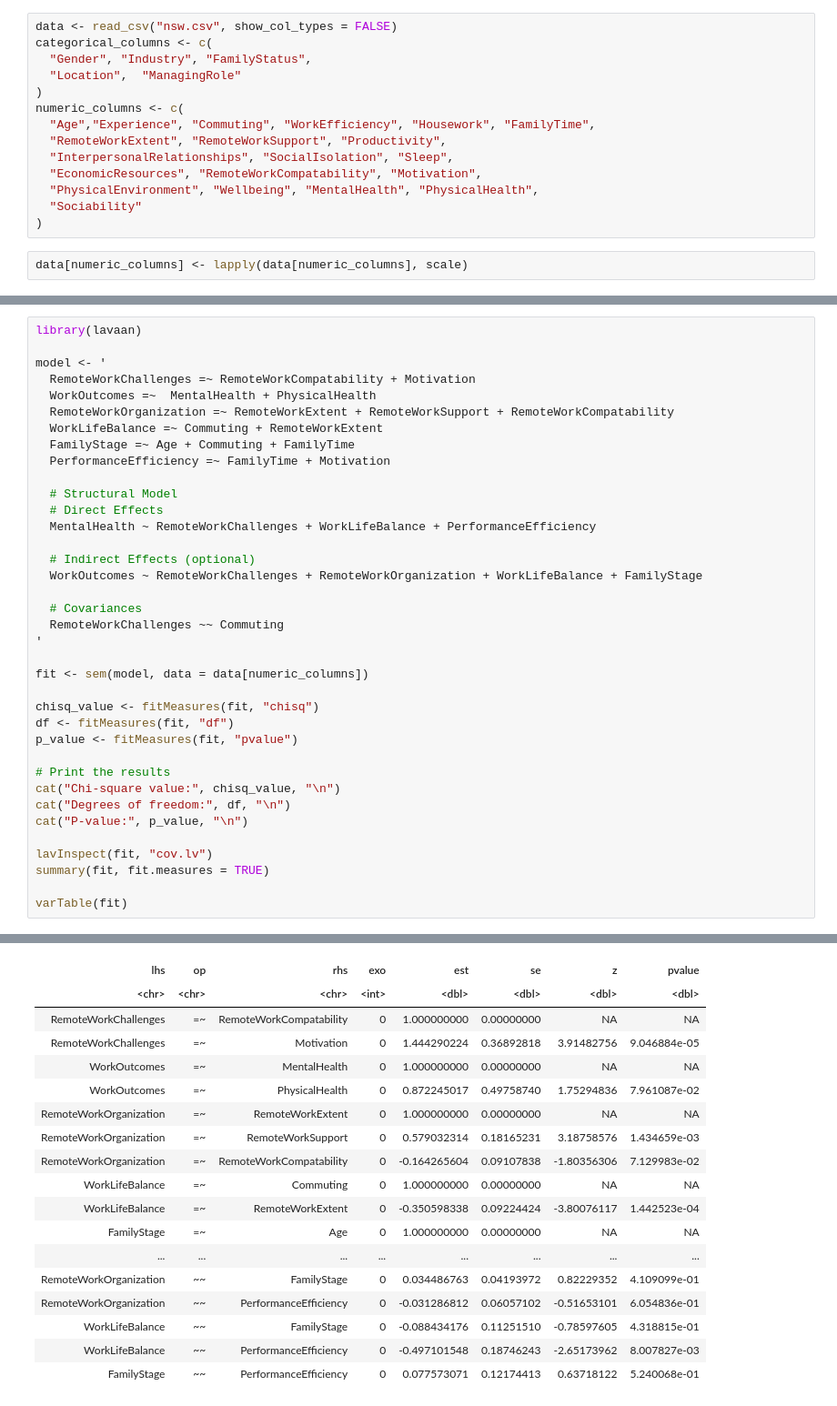
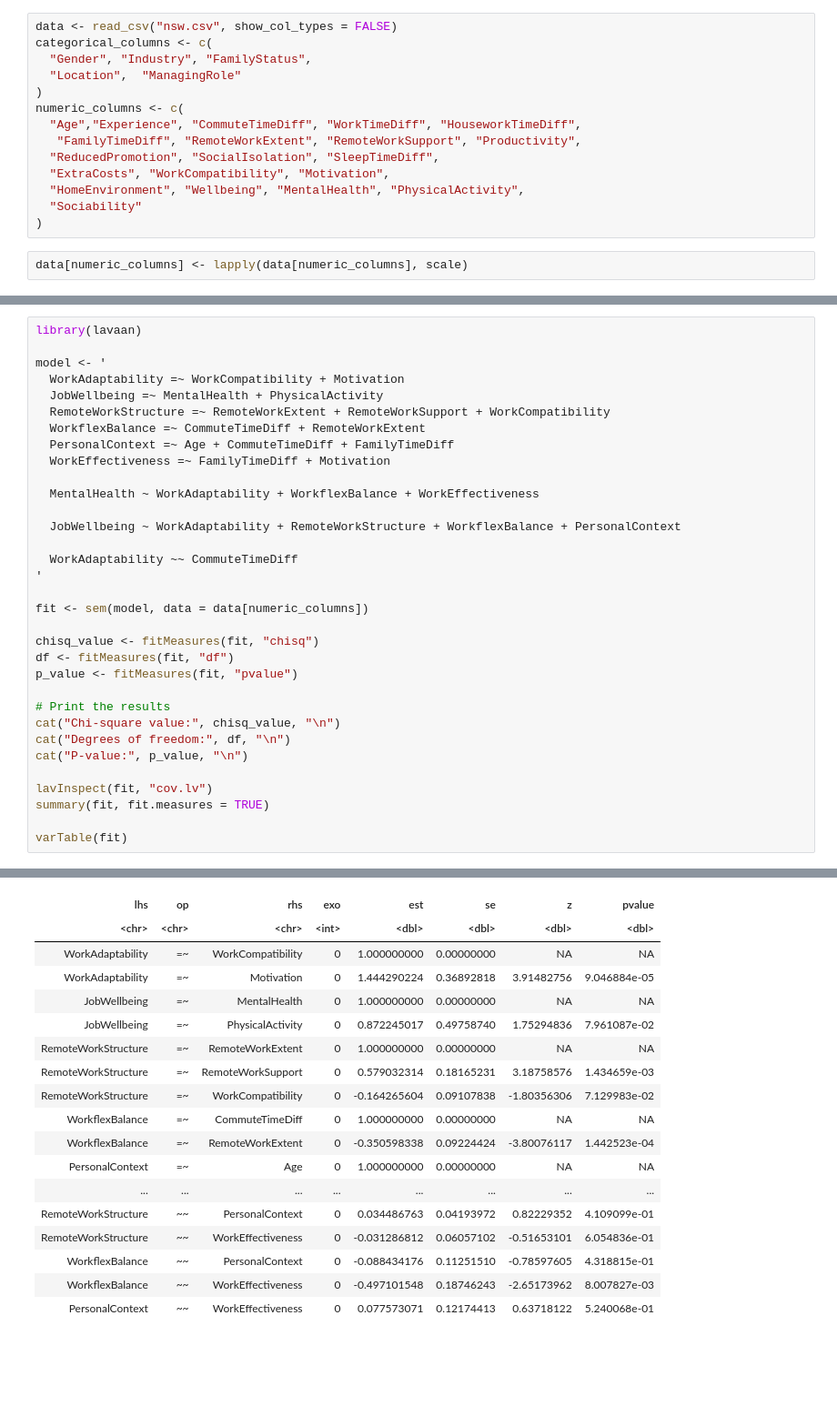
Before and after one commit to robertmackevic/dm-project, a Jupyter notebook: sem.ipynb, the cells around one changed output, grey strips where cells are left out. Shown: that part at 91% size. Cells and saved outputs as stored; diff of their text form; blank space fills up the shorter version.

```diff
--- a/sem.ipynb
+++ b/sem.ipynb
@@ -19,11 +19,11 @@ categorical_columns <- c(
   "Location",  "ManagingRole"
 )
 numeric_columns <- c(
-  "Age","Experience", "Commuting", "WorkEfficiency", "Housework", "FamilyTime",
-  "RemoteWorkExtent", "RemoteWorkSupport", "Productivity",
-  "InterpersonalRelationships", "SocialIsolation", "Sleep",
-  "EconomicResources", "RemoteWorkCompatability", "Motivation",
-  "PhysicalEnvironment", "Wellbeing", "MentalHealth", "PhysicalHealth",
+  "Age","Experience", "CommuteTimeDiff", "WorkTimeDiff", "HouseworkTimeDiff",
+   "FamilyTimeDiff", "RemoteWorkExtent", "RemoteWorkSupport", "Productivity",
+  "ReducedPromotion", "SocialIsolation", "SleepTimeDiff",
+  "ExtraCosts", "WorkCompatibility", "Motivation",
+  "HomeEnvironment", "Wellbeing", "MentalHealth", "PhysicalActivity",
   "Sociability"
 )
 # %%
@@ -70,22 +70,18 @@ Cumulative Var 0.174 0.269 0.342 0.415 0.483 0.545 0.605 0.664 0.722
 library(lavaan)
 
 model <- '
-  RemoteWorkChallenges =~ RemoteWorkCompatability + Motivation
-  WorkOutcomes =~  MentalHealth + PhysicalHealth
-  RemoteWorkOrganization =~ RemoteWorkExtent + RemoteWorkSupport + RemoteWorkCompatability
-  WorkLifeBalance =~ Commuting + RemoteWorkExtent
-  FamilyStage =~ Age + Commuting + FamilyTime
-  PerformanceEfficiency =~ FamilyTime + Motivation
+  WorkAdaptability =~ WorkCompatibility + Motivation
+  JobWellbeing =~ MentalHealth + PhysicalActivity
+  RemoteWorkStructure =~ RemoteWorkExtent + RemoteWorkSupport + WorkCompatibility
+  WorkflexBalance =~ CommuteTimeDiff + RemoteWorkExtent
+  PersonalContext =~ Age + CommuteTimeDiff + FamilyTimeDiff
+  WorkEffectiveness =~ FamilyTimeDiff + Motivation
 
-  # Structural Model
-  # Direct Effects
-  MentalHealth ~ RemoteWorkChallenges + WorkLifeBalance + PerformanceEfficiency
+  MentalHealth ~ WorkAdaptability + WorkflexBalance + WorkEffectiveness
 
-  # Indirect Effects (optional)
-  WorkOutcomes ~ RemoteWorkChallenges + RemoteWorkOrganization + WorkLifeBalance + FamilyStage
+  JobWellbeing ~ WorkAdaptability + RemoteWorkStructure + WorkflexBalance + PersonalContext
 
-  # Covariances
-  RemoteWorkChallenges ~~ Commuting
+  WorkAdaptability ~~ CommuteTimeDiff
 '
 
 fit <- sem(model, data = data[numeric_columns])
@@ -122,39 +118,39 @@ A lavaan.matrix.symmetric: 6 × 6 of type dbl
 $header
 $lavaan.version
 '0.6.16'
 $sam.approach
 FALSE
 $optim.method
 'nlminb'
 $optim.iterations
 246
 $optim.converged
 TRUE
 $optim
 ... (84 lines left out)
 0.08
 srmr
 0.00182834182399052
 $pe
 A data.frame: 47 × 8
 | lhs | op | rhs | exo | est | se | z | pvalue |
 | <chr> | <chr> | <chr> | <int> | <dbl> | <dbl> | <dbl> | <dbl> |
-| RemoteWorkChallenges | =~ | RemoteWorkCompatability | 0 | 1.000000000 | 0.00000000 | NA | NA |
-| RemoteWorkChallenges | =~ | Motivation | 0 | 1.444290224 | 0.36892818 | 3.91482756 | 9.046884e-05 |
-| WorkOutcomes | =~ | MentalHealth | 0 | 1.000000000 | 0.00000000 | NA | NA |
-| WorkOutcomes | =~ | PhysicalHealth | 0 | 0.872245017 | 0.49758740 | 1.75294836 | 7.961087e-02 |
-| RemoteWorkOrganization | =~ | RemoteWorkExtent | 0 | 1.000000000 | 0.00000000 | NA | NA |
-| RemoteWorkOrganization | =~ | RemoteWorkSupport | 0 | 0.579032314 | 0.18165231 | 3.18758576 | 1.434659e-03 |
-| RemoteWorkOrganization | =~ | RemoteWorkCompatability | 0 | -0.164265604 | 0.09107838 | -1.80356306 | 7.129983e-02 |
-| WorkLifeBalance | =~ | Commuting | 0 | 1.000000000 | 0.00000000 | NA | NA |
-| WorkLifeBalance | =~ | RemoteWorkExtent | 0 | -0.350598338 | 0.09224424 | -3.80076117 | 1.442523e-04 |
-| FamilyStage | =~ | Age | 0 | 1.000000000 | 0.00000000 | NA | NA |
+| WorkAdaptability | =~ | WorkCompatibility | 0 | 1.000000000 | 0.00000000 | NA | NA |
+| WorkAdaptability | =~ | Motivation | 0 | 1.444290224 | 0.36892818 | 3.91482756 | 9.046884e-05 |
+| JobWellbeing | =~ | MentalHealth | 0 | 1.000000000 | 0.00000000 | NA | NA |
+| JobWellbeing | =~ | PhysicalActivity | 0 | 0.872245017 | 0.49758740 | 1.75294836 | 7.961087e-02 |
+| RemoteWorkStructure | =~ | RemoteWorkExtent | 0 | 1.000000000 | 0.00000000 | NA | NA |
+| RemoteWorkStructure | =~ | RemoteWorkSupport | 0 | 0.579032314 | 0.18165231 | 3.18758576 | 1.434659e-03 |
+| RemoteWorkStructure | =~ | WorkCompatibility | 0 | -0.164265604 | 0.09107838 | -1.80356306 | 7.129983e-02 |
+| WorkflexBalance | =~ | CommuteTimeDiff | 0 | 1.000000000 | 0.00000000 | NA | NA |
+| WorkflexBalance | =~ | RemoteWorkExtent | 0 | -0.350598338 | 0.09224424 | -3.80076117 | 1.442523e-04 |
+| PersonalContext | =~ | Age | 0 | 1.000000000 | 0.00000000 | NA | NA |
 | ... | ... | ... | ... | ... | ... | ... | ... |
-| RemoteWorkOrganization | ~~ | FamilyStage | 0 | 0.034486763 | 0.04193972 | 0.82229352 | 4.109099e-01 |
-| RemoteWorkOrganization | ~~ | PerformanceEfficiency | 0 | -0.031286812 | 0.06057102 | -0.51653101 | 6.054836e-01 |
-| WorkLifeBalance | ~~ | FamilyStage | 0 | -0.088434176 | 0.11251510 | -0.78597605 | 4.318815e-01 |
-| WorkLifeBalance | ~~ | PerformanceEfficiency | 0 | -0.497101548 | 0.18746243 | -2.65173962 | 8.007827e-03 |
-| FamilyStage | ~~ | PerformanceEfficiency | 0 | 0.077573071 | 0.12174413 | 0.63718122 | 5.240068e-01 |
+| RemoteWorkStructure | ~~ | PersonalContext | 0 | 0.034486763 | 0.04193972 | 0.82229352 | 4.109099e-01 |
+| RemoteWorkStructure | ~~ | WorkEffectiveness | 0 | -0.031286812 | 0.06057102 | -0.51653101 | 6.054836e-01 |
+| WorkflexBalance | ~~ | PersonalContext | 0 | -0.088434176 | 0.11251510 | -0.78597605 | 4.318815e-01 |
+| WorkflexBalance | ~~ | WorkEffectiveness | 0 | -0.497101548 | 0.18746243 | -2.65173962 | 8.007827e-03 |
+| PersonalContext | ~~ | WorkEffectiveness | 0 | 0.077573071 | 0.12174413 | 0.63718122 | 5.240068e-01 |
 A lavaan.data.frame: 9 × 10
 |  | name | idx | nobs | type | exo | user | mean | var | nlev | lnam |
 |  | <chr> | <int> | <int> | <chr> | <int> | <int> | <dbl> | <dbl> | <int> | <chr> |
```
Also changed, not shown: parts of 5 cells of this notebook.
